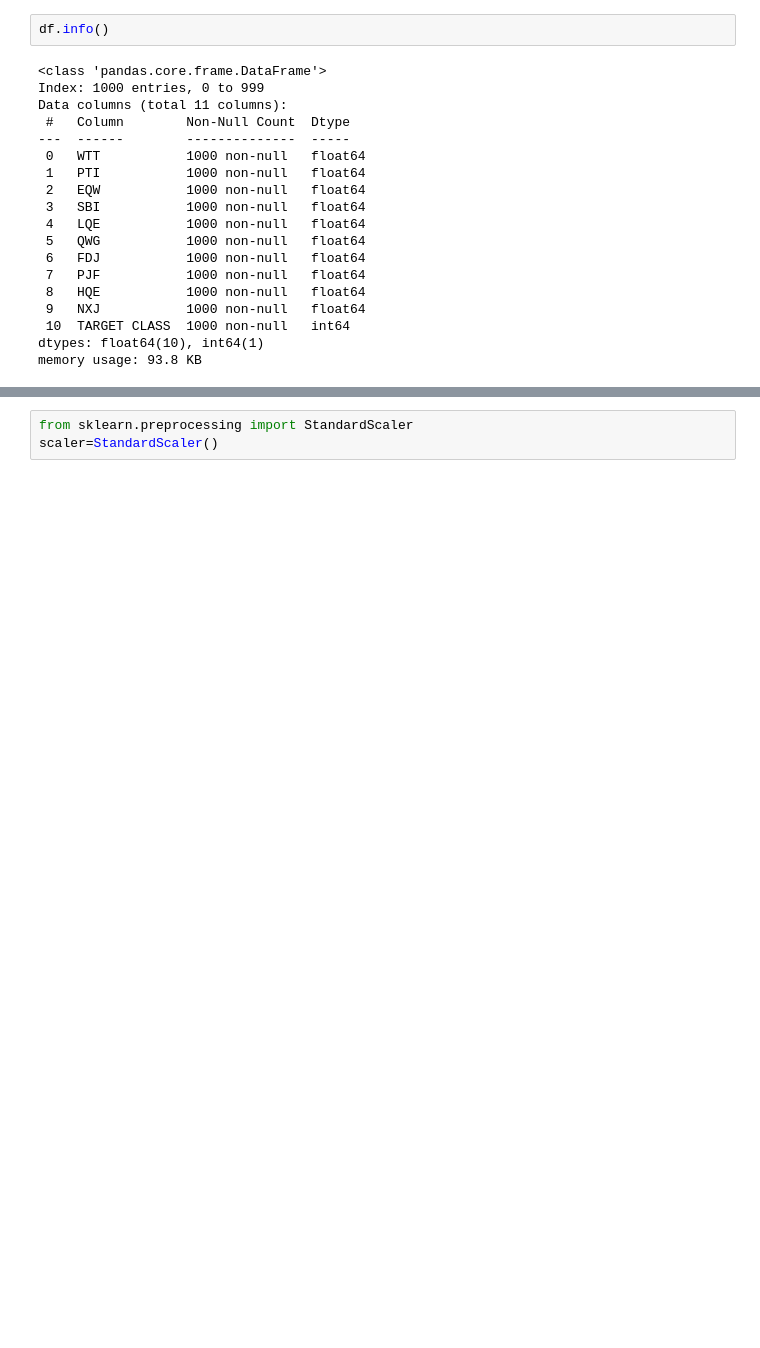
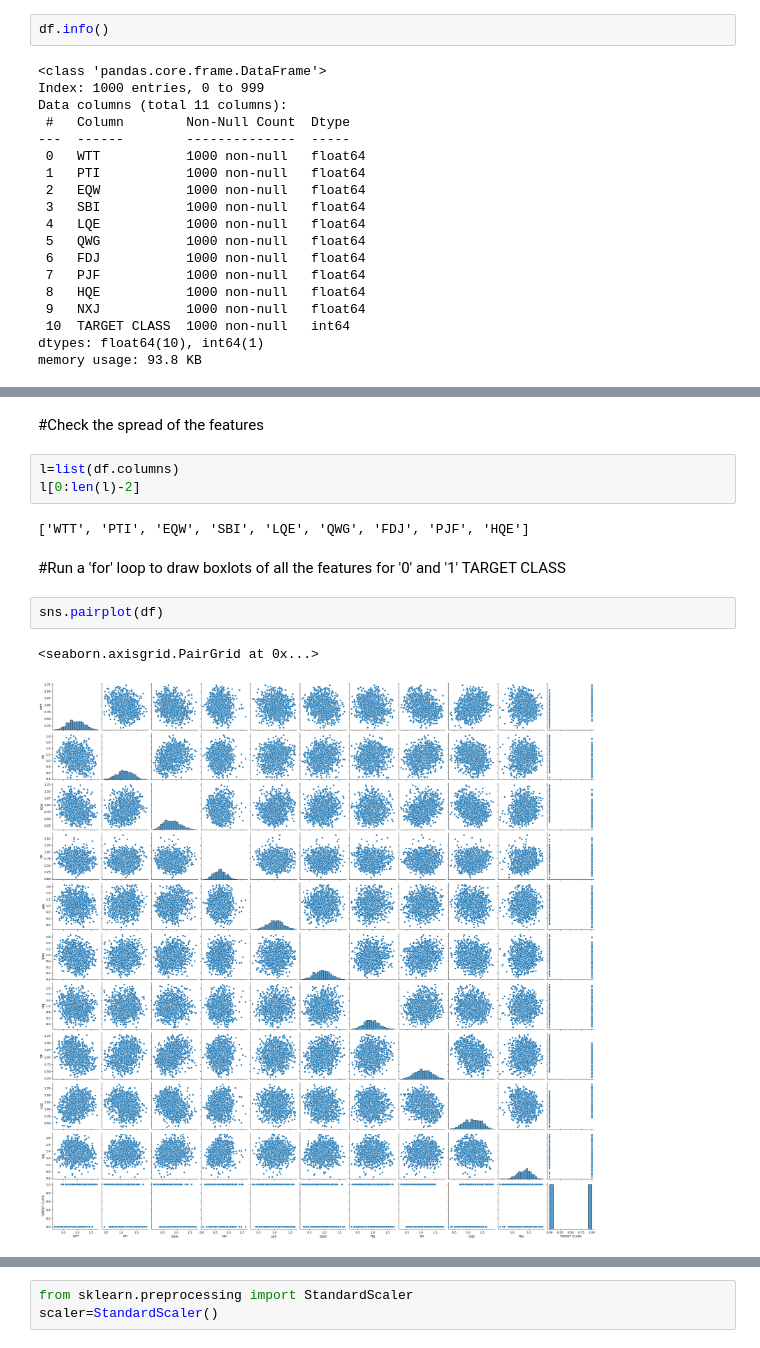
Before and after one commit to 2303A51552/AIML-2025, a Jupyter notebook: Lab_06.ipynb, the cells around one changed output, grey strips where cells are left out. Cells and saved outputs as stored; diff of their text form; blank space fills up the shorter version.

```diff
--- a/Lab_06.ipynb
+++ b/Lab_06.ipynb
@@ -52,0 +65,14 @@ df.describe()
+# %% [markdown]
+#Check the spread of the features
+# %%
+l=list(df.columns)
+l[0:len(l)-2]
+# %% [output]
+['WTT', 'PTI', 'EQW', 'SBI', 'LQE', 'QWG', 'FDJ', 'PJF', 'HQE']
+# %% [markdown]
+#Run a 'for' loop to draw boxlots of all the features for '0' and '1' TARGET CLASS
+# %%
+sns.pairplot(df)
+# %% [output]
+<seaborn.axisgrid.PairGrid at 0x...>
+[figure, added]
```
Also changed, not shown: parts of 7 cells of this notebook.
